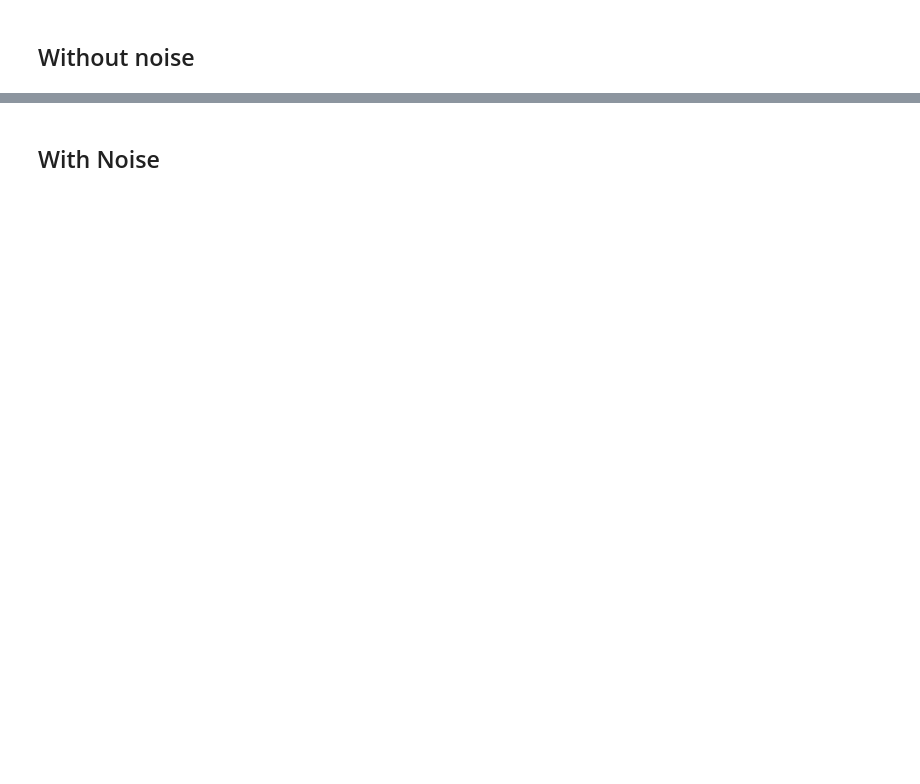
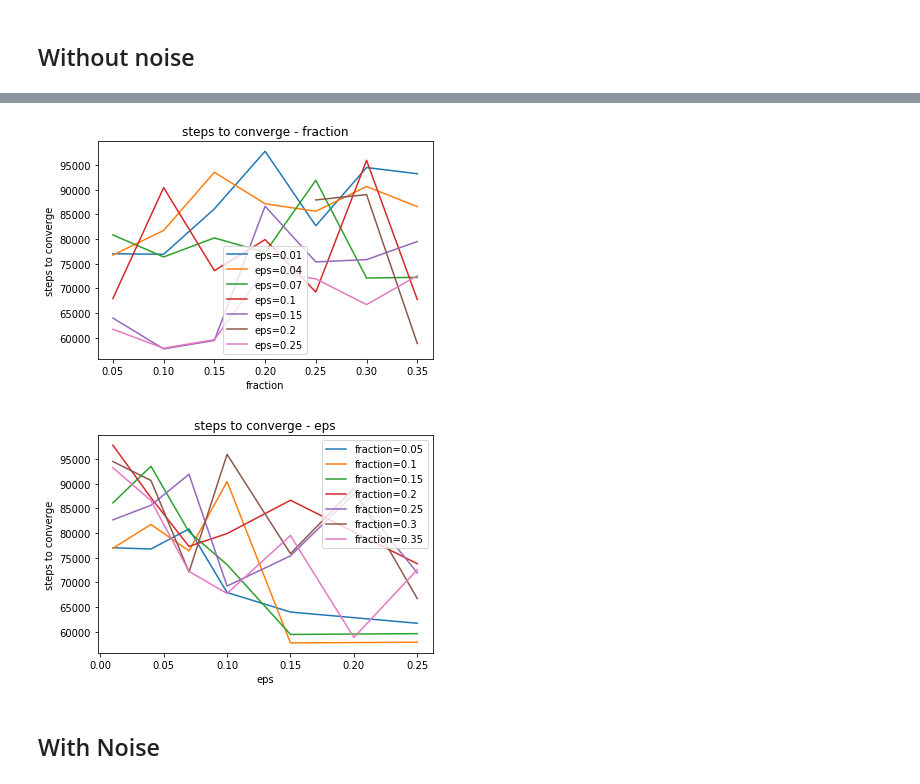
Before and after one commit to qifanz/baselines_GTL, a Jupyter notebook: baselines/deepq/plots.ipynb, the cells around one changed output, grey strips where cells are left out. Cells and saved outputs as stored; diff of their text form; code cells hidden in the pictures; blank space fills up the shorter version.

```diff
--- a/baselines/deepq/plots.ipynb
+++ b/baselines/deepq/plots.ipynb
@@ -206,3 +91,10 @@ ValueError: not enough values to unpack (expected 2, got 0)
+# %%
+
+plot(1,6,0)
+plot(0,6,1)
+# %% [output]
+[figure, added]
+[figure, added]
 # %% [markdown]
 ## With Noise
 # %%
```
Also changed, not shown: parts of 13 cells of this notebook, 3 other files.
